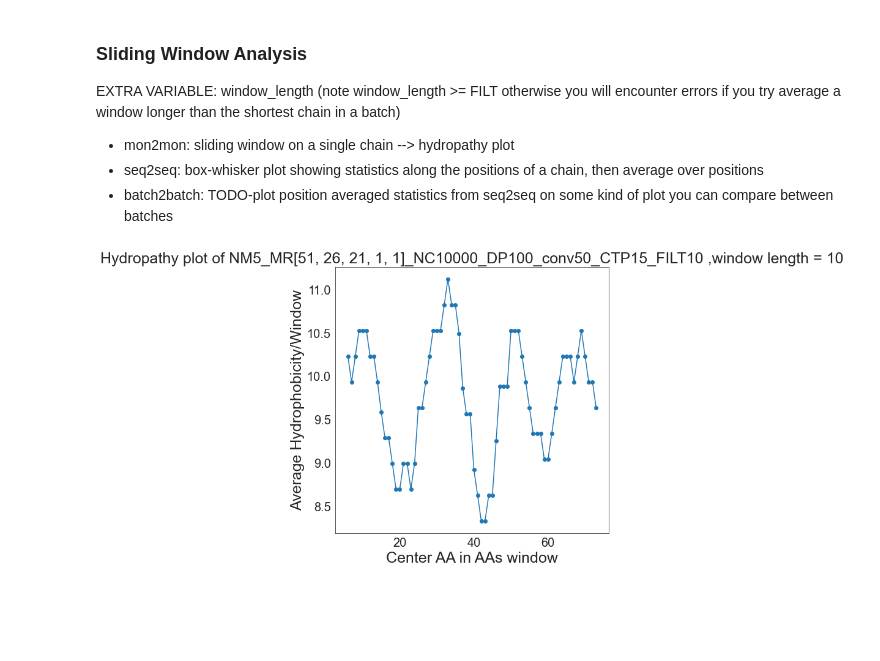
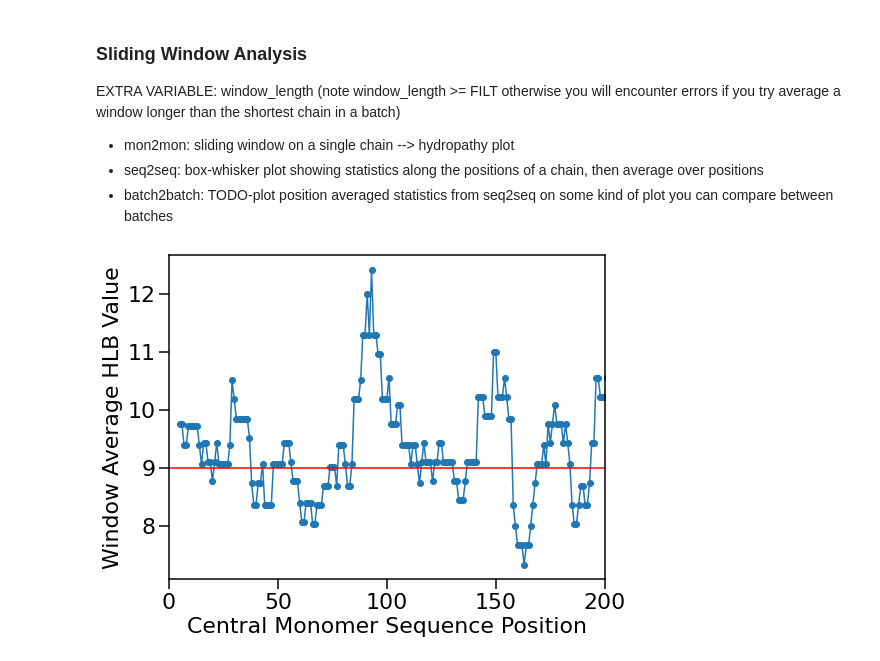
Before and after one commit to ivanjayapurna/RHPapp, a Jupyter notebook: HTP_compdrift.ipynb, the cells around one changed output. Saved outputs shown, nothing was run; the diff lists cells and outputs as text; code cells hidden in the pictures; blank space fills up the shorter version.

```diff
--- a/HTP_compdrift.ipynb
+++ b/HTP_compdrift.ipynb
@@ -415,9 +394,9 @@ HLB_CUTOFF = 9
 # %%
 ### VISUALIZE HYDROPHLIC & HYDROPHOBIC SEGMENTS
 # go through each sequence specified and BINARIZE based on HLB_CUTOFF, then visualize.
-batch_ind = 0
+batch_ind = 2
 seq_no = 0
-num_seqs = 10
+num_seqs = 15
 
 cols_size = len(dfs[batch_ind].columns)
 binarized_chains = []
@@ -993,7 +942,11 @@ EXTRA VARIABLE: window_length (note window_length >= FILT otherwise you will enc
 # %%
 ### SLIDING WINDOW ANALYSIS OF POLYMERS
 # Set window length:
-WIN_LENGTH = 10
+WIN_LENGTH = 9
+
+# for monomer-level plot
+batch_num = 2
+sequence_num = 15
 
 # create a new list bins, to replace amino acids by corresponding hydrophobicity over the whole sequence
 def translate(chars, HLBs):
@@ -1024,68 +977,77 @@ def seg_analysis(sliding_arrays,win_length):
     return pos_val
 
 #input a dictionary including positions and average value of a sliding arrays, output a plot
-def win_plot(pos_val, pro_name, win_length, inverse=False):
+def win_plot(pos_val, win_length, xlim=None, figratio=None, inverse=False):
     # sorted by key, return a list of tuples
     lists = list(sorted(pos_val.items()))
     # unpack a list of pairs into two tuples
     x, y=zip(*lists)
     # Create a Figure
-    fig =plt.figure(figsize=(8,8))
+    fig = plt.figure(figsize=(5.4*1.4, 4*1.4))
     # Set up Axes
     ax= fig.add_subplot(111)
     if inverse:
         plt.ylim((5,13))
         plt.gca().invert_yaxis()
+    np.savetxt(str(batch_num) + '_WIN' + str(WIN_LENGTH) + '.csv', np.transpose(np.vstack((x,y))), delimiter=',', header="x,y")
     ax.scatter(x, y)
     ax.plot(x, y)
-    #ax.set_xlim(0, 60)
-    ax.set(title= "Hydropathy plot of " + str(pro_name) + " ,window length = " + str(win_length), xlabel="Center AA in AAs window", ylabel="Average Hydrophobicity/Window")
+    ax.axhline(y=HLB_CUTOFF, color='r', linestyle='-')
+    if xlim != None:
+        ax.set_xlim(0, xlim)
+    ax.set(xlabel="Central Monomer Sequence Position", ylabel="Window Average HLB Value")
+    ax.spines["top"].set_linewidth(1.5)
+    ax.spines["bottom"].set_linewidth(1.5)
+    ax.spines["left"].set_linewidth(1.5)
+    ax.spines["right"].set_linewidth(1.5)
+    ax.tick_params('both', length=10, width=1.5, which='major')
+    plt.tight_layout()
+    #ax.set(title= "Hydropathy plot of " + str(pro_name) + " ,window length = " + str(win_length), xlabel="Center AA in AAs window", ylabel="Average Hydrophobicity/Window")
+    plt.savefig('plot.eps', format='eps')
     #plt.savefig("outputs/" + str(pro_name) + "_" + str(win_length) + ".png",transparent =True)
     plt.show()
 
 """
 # ACTUAL SCRIPT.
 for m in tqdm_notebook(range(len(csv_files))):
 
     filename = csv_files[m].replace(path, '').replace('/', '').replace('.csv', '')
 
     mat = list()
     for seq in tqdm_notebook(seqs[m]):
         bins = translate(seq, HLBs)
         sliding_arrays = window(bins, WIN_LENGTH)
         pos_val = seg_analysis(sliding_arrays, WIN_LENGTH)
         lists = list(sorted(pos_val.items()))
         x,y = zip(*lists)
 
         mat.append(y)
 
     df = pd.DataFrame(mat)
     #r"outputs/HLB_%s.xlsx"%filename
     df.to_csv(r'outputs/%s_%s_%d.csv'% (filename,"HLB",int(WIN_LENGTH)),index=False)
 """;
+
+"""
+filename = csv_files[m].replace(path, '').replace('/', '').replace('.csv', '')
+i = 0
+for seq in tqdm_notebook(seqs[m]):
+    if i == sequence_num:
+
+        bins = translate(seq, HLBs)
+        sliding_arrays = window(bins, WIN_LENGTH)
+        pos_val = seg_analysis(sliding_arrays, WIN_LENGTH)
+        win_plot(pos_val, filename, WIN_LENGTH)
+    i = i + 1
+"""
+
+this_seq = [int(x) for x in dfs[batch_num].iloc[sequence_num] if x != None]
+bins = translate(this_seq, HLBs)
+sliding_arrays = window(bins, WIN_LENGTH)
+pos_val = seg_analysis(sliding_arrays, WIN_LENGTH)
+win_plot(pos_val, WIN_LENGTH, 200)
+# %% [output]
+[figure, added]
-# %%
-batch_num = 2
-sequence_num = 1982
-"""
-filename = csv_files[m].replace(path, '').replace('/', '').replace('.csv', '')
-i = 0
-for seq in tqdm_notebook(seqs[m]):
-    if i == sequence_num:
-
-        bins = translate(seq, HLBs)
-        sliding_arrays = window(bins, WIN_LENGTH)
-        pos_val = seg_analysis(sliding_arrays, WIN_LENGTH)
-        win_plot(pos_val, filename, WIN_LENGTH)
-    i = i + 1
-"""
-
-this_seq = [int(x) for x in dfs[batch_num].iloc[sequence_num] if x != None]
-bins = translate(this_seq, HLBs)
-sliding_arrays = window(bins, WIN_LENGTH)
-pos_val = seg_analysis(sliding_arrays, WIN_LENGTH)
-win_plot(pos_val, filename, WIN_LENGTH)
-# %% [output]
-[figure, removed]
 # %%
 #get HLB files of a particular window length
 """
```
Also changed, not shown: parts of 22 cells of this notebook.
